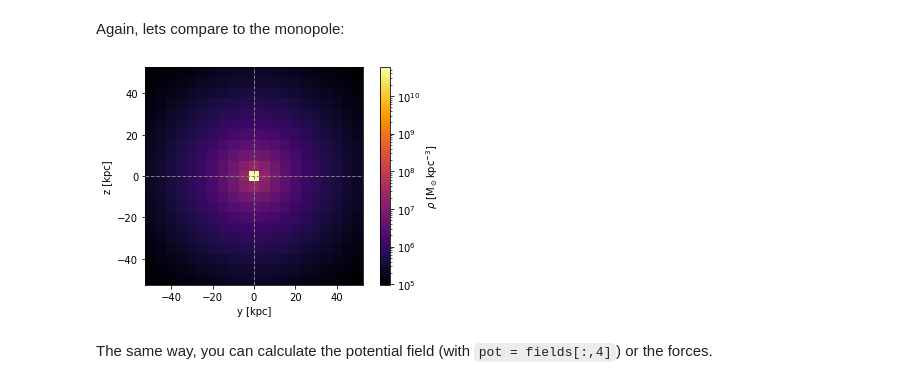
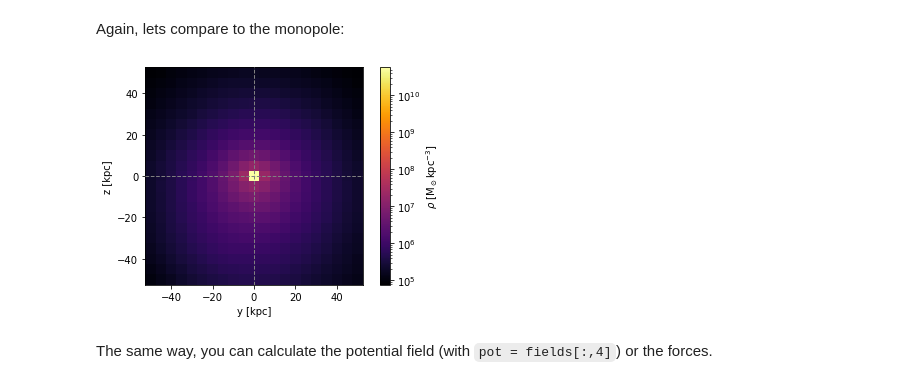
Before and after one commit to michael-petersen/sphexpansion, a Jupyter notebook: tutorial/fields_tutorial.ipynb, the cells around one changed output. Drawn from its saved outputs; the diff is of its cells as text; code cells hidden in the pictures.

```diff
--- a/tutorial/fields_tutorial.ipynb
+++ b/tutorial/fields_tutorial.ipynb
@@ -208,17 +142,19 @@ plt.show()
 Again, lets compare to the monopole:
 # %%
 t = 0.
-fields = Model.mwhalo_fields(t, X, Y, Z, mwhharmonicflag=0)
+fields = Model.mwhalo_fields(t, X, Y, Z,
+                             #mwhharmonicflag=0
+                            )
 
 dens = fields[:,3]
 dens = dens.reshape((len(y), len(z)))
 
 fig, ax = mwlmc_plot.plot_density(Ym, Zm, dens,
                                   cmap = plt.cm.inferno,
                                   norm = LogNorm())
 plt.show()
 # %% [output]
-[figure, old version]
+[figure, new version]
 # %% [markdown]
 The same way, you can calculate the potential field (with `pot = fields[:,4]`)
 or the forces.
```
Also changed, not shown: parts of 13 cells of this notebook, 2 other files.
